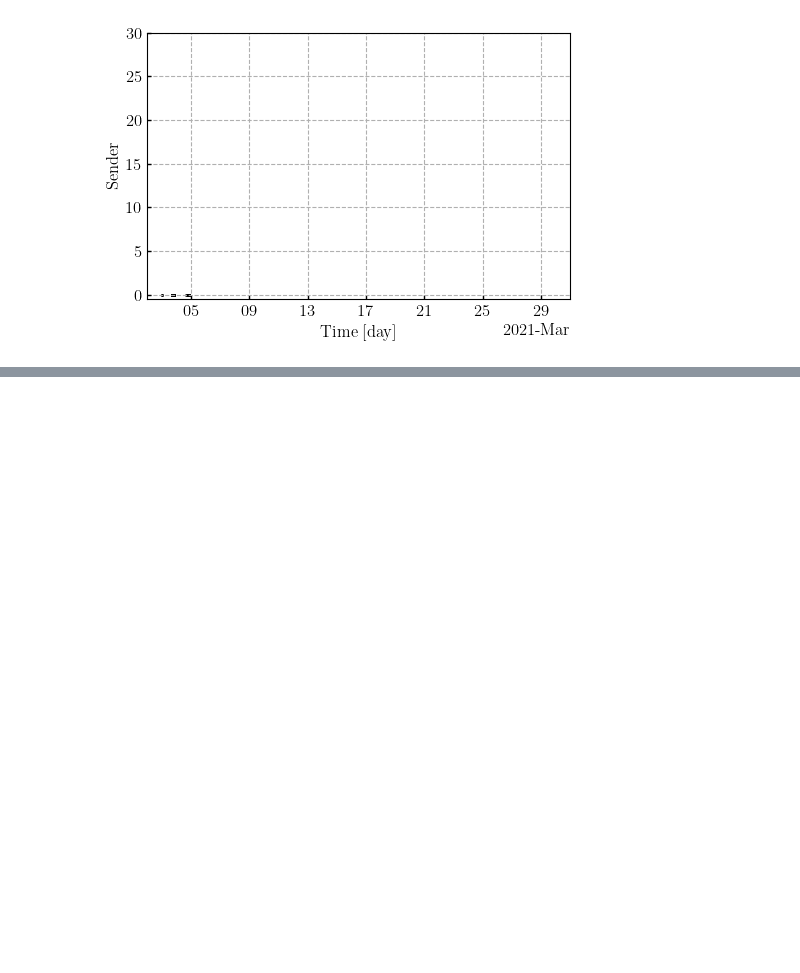
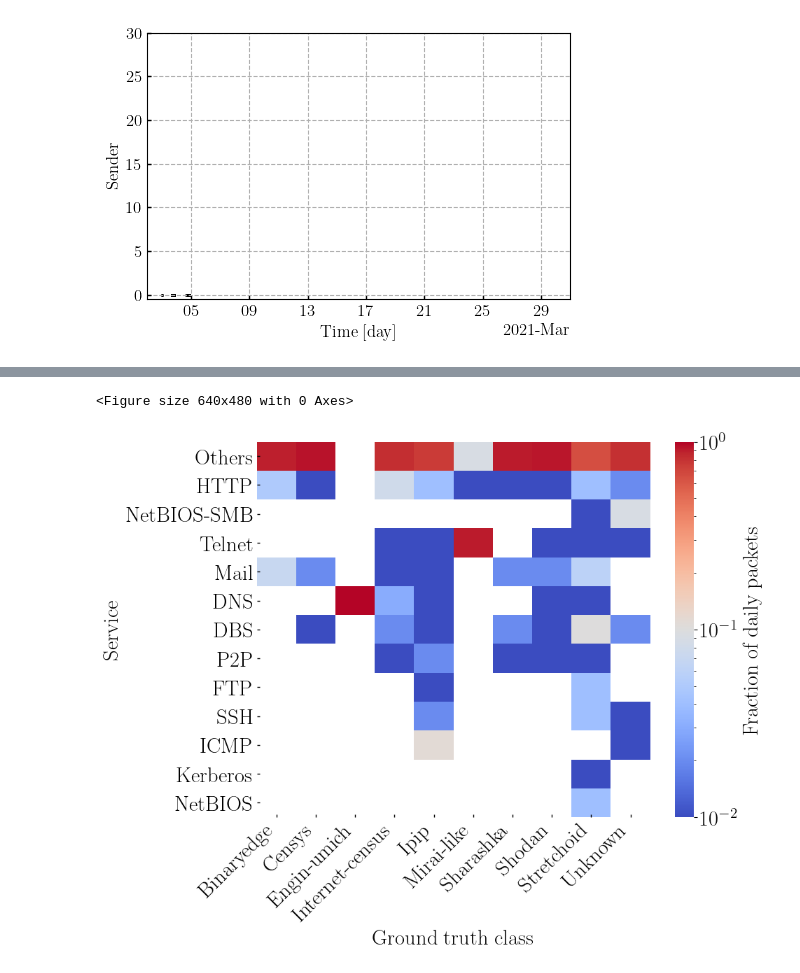
Before and after one commit to SmartData-Polito/darkvec, a Jupyter notebook: 01-darknet-overview.ipynb, the cells around one changed output, grey strips where cells are left out. Drawn from its saved outputs; the diff is of its cells as text; code cells hidden in the pictures; blank space fills up the shorter version.

```diff
--- a/01-darknet-overview.ipynb
+++ b/01-darknet-overview.ipynb
@@ -147,0 +155,3 @@ plot.show()
+# %%
+with open(f'{DATA}/services/services.json', 'r') as file:
+    services = json.loads(file.read())
@@ -301,0 +396,22 @@ plot.show()
+# %%
+with open(f'{DATA}/services/services.json', 'r') as file:
+    services = json.loads(file.read())
+# %%
+# Load the last-day unfiltered
+df = pd.read_csv(f'{DATASETS}/darknet_d1.csv.gz')
+# Load the filters
+with open(f'{DATASETS}/ips.json', 'r') as file:
+    filters = json.loads(file.read())
+# Apply the 30 days filter
+df = df[df.ip.isin(set(filters['d1_f30']))]
+#df = df[['ip','port', 'class', 'pp']].drop_duplicates()
+# Convert poirt/procol pairs to lowercase
+df.pp = df.pp.apply(lambda x: x.lower())
+# Get the class of services
+df['serv'] = df.pp.apply(lambda x: convert_pp(x, services))
+df = df.drop(columns=['pp'])
+# Add a ones column for packets sum
+df['pkts'] = 1
+df = df.replace({'unk_usr':'others', 'unk_sys':'others',
+                    'unk_eph':'others', 'proxy':'others'})
+df.head()
@@ -301,0 +425,14 @@ plot.show()
+# %%
+pivot = df.pivot_table(values='pkts', index='class', columns='serv',
+                       aggfunc='sum')\
+          .reindex(columns=df.serv.unique())\
+          .fillna(.0)
+pivot = pivot.divide(pivot.sum(axis=1), axis='rows').round(2).T
+# %%
+%matplotlib inline
+plot = fastplot.plot(None,  None, mode = 'callback', callback = lambda plt: ground_truth_heatmap(plt, pivot),
+                     style='latex', figsize=(10, 8), fontsize=22, xticks_rotate=45)
+plot.show()
+# %% [output]
+<Figure size 640x480 with 0 Axes>
+[figure, added]
```
Also changed, not shown: parts of 11 cells of this notebook, 6 other files.
